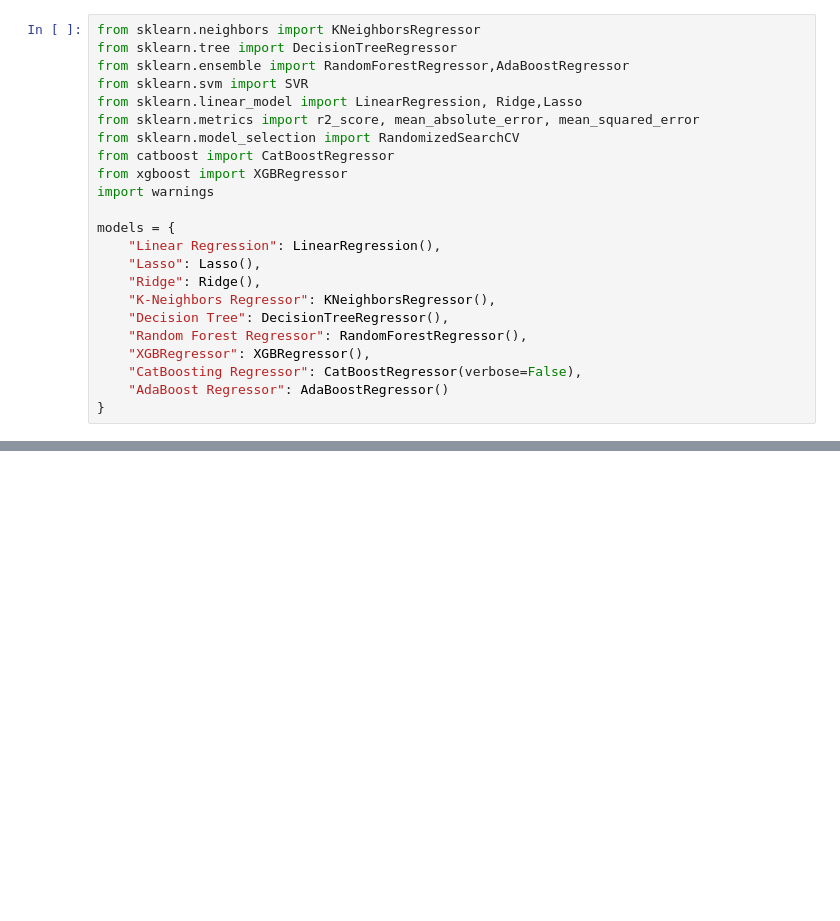
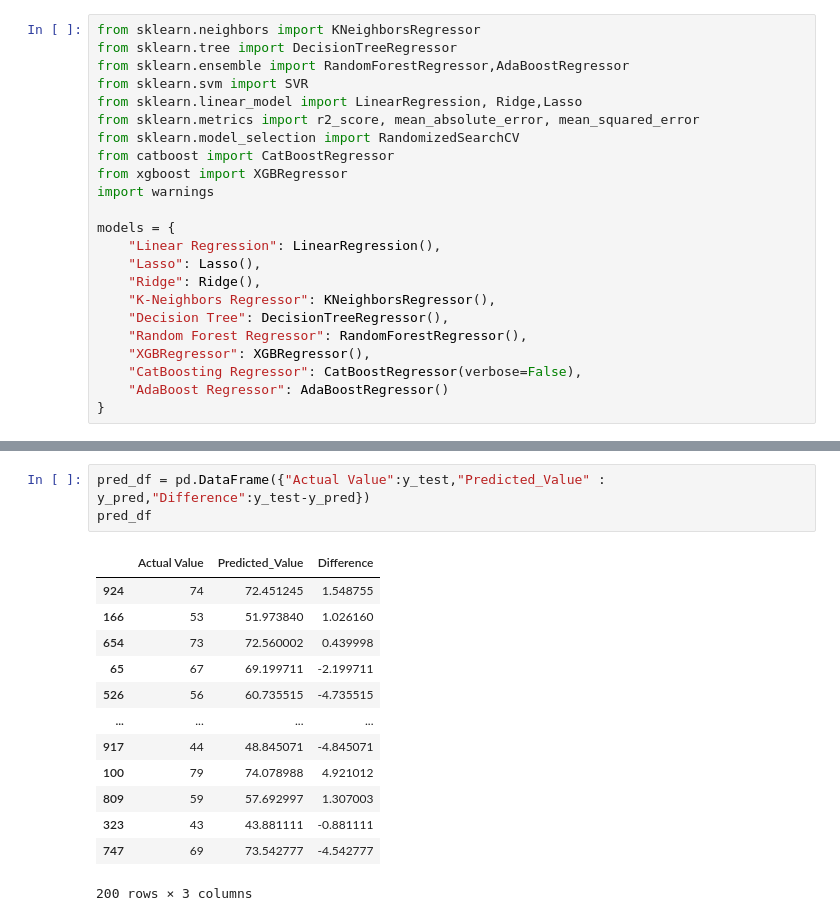
Before and after one commit to Prerit108/Project1, a Jupyter notebook: dataset/MODEL_train.ipynb, the cells around one changed output, grey strips where cells are left out. Saved outputs shown, nothing was run; the diff lists cells and outputs as text; blank space fills up the shorter version.

```diff
--- a/dataset/MODEL_train.ipynb
+++ b/dataset/MODEL_train.ipynb
@@ -97,0 +165,17 @@ for model in models:
+# %%
+pred_df = pd.DataFrame({"Actual Value":y_test,"Predicted_Value" : y_pred,"Difference":y_test-y_pred})
+pred_df
+# %% [output]
+|  | Actual Value | Predicted_Value | Difference |
+| 924 | 74 | 72.451245 | 1.548755 |
+| 166 | 53 | 51.973840 | 1.026160 |
+| 654 | 73 | 72.560002 | 0.439998 |
+| 65 | 67 | 69.199711 | -2.199711 |
+| 526 | 56 | 60.735515 | -4.735515 |
+| ... | ... | ... | ... |
+| 917 | 44 | 48.845071 | -4.845071 |
+| 100 | 79 | 74.078988 | 4.921012 |
+| 809 | 59 | 57.692997 | 1.307003 |
+| 323 | 43 | 43.881111 | -0.881111 |
+| 747 | 69 | 73.542777 | -4.542777 |
+200 rows × 3 columns
```
Also changed, not shown: parts of 7 cells of this notebook, 4 other files.
